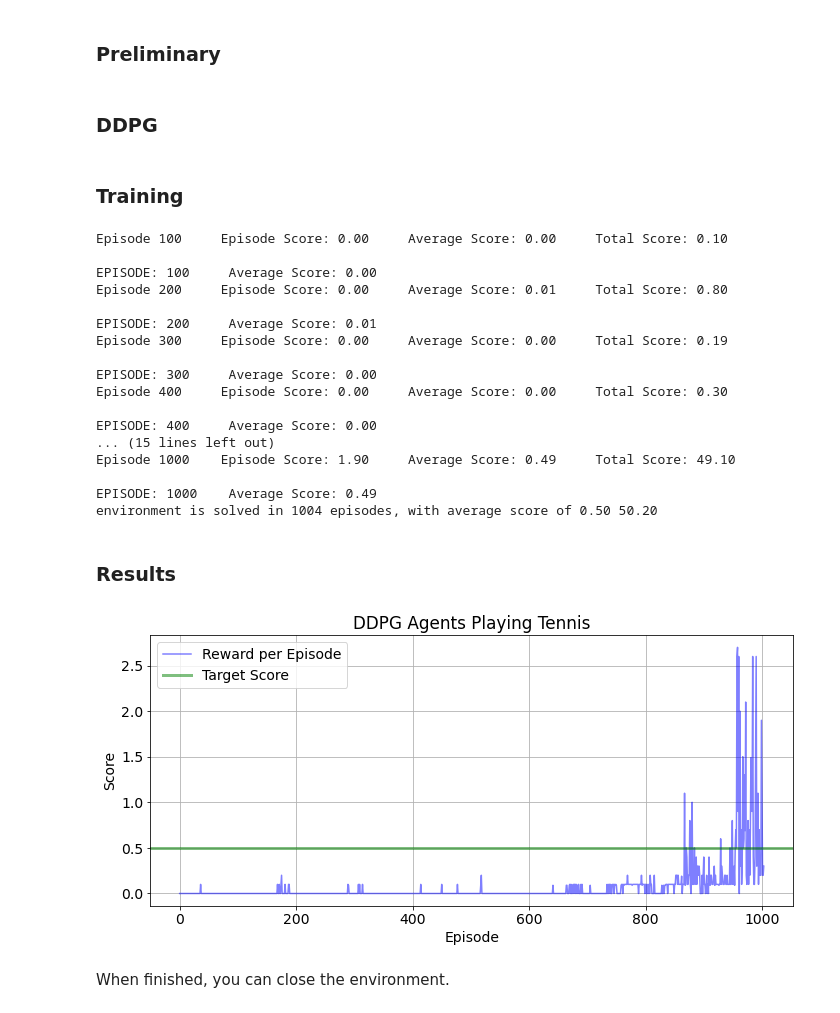
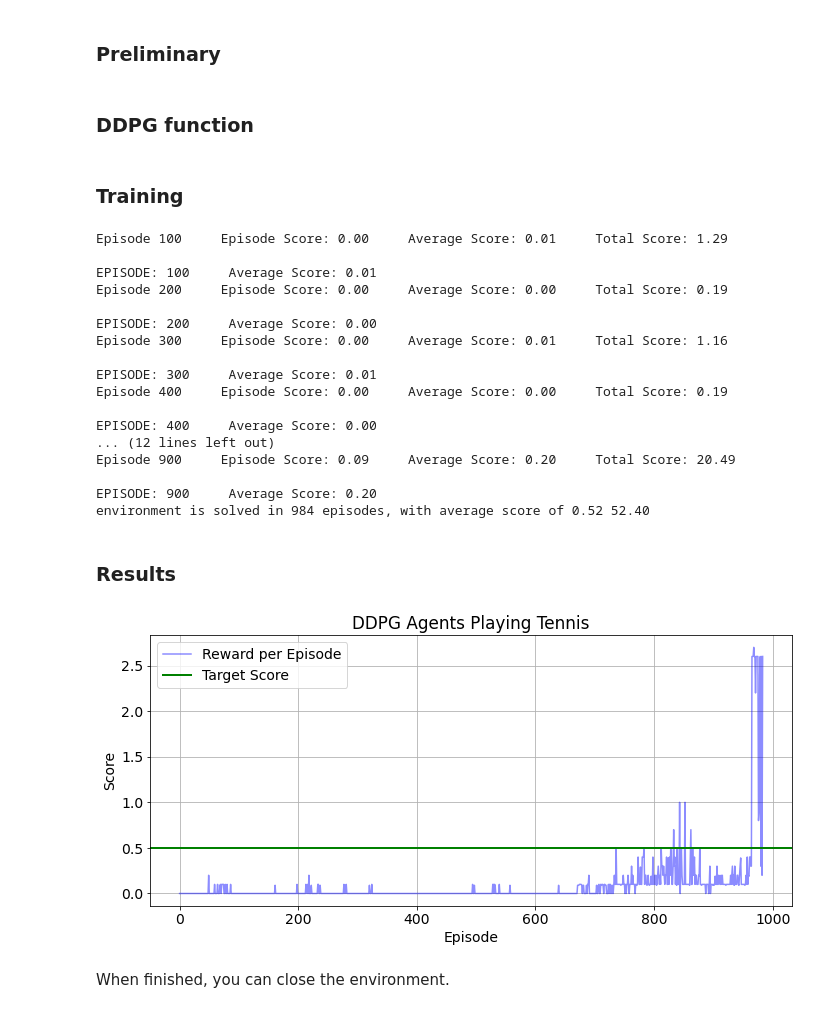
Before and after one commit to SiddhantTandon/DRLND, a Jupyter notebook: project3_collab_competition/Tennis.ipynb, the cells around one changed output. Saved outputs shown, nothing was run; the diff lists cells and outputs as text; code cells hidden in the pictures.

```diff
--- a/project3_collab_competition/Tennis.ipynb
+++ b/project3_collab_competition/Tennis.ipynb
@@ -133,13 +133,13 @@ from collections import deque
 import matplotlib.pyplot as plt
 %matplotlib inline
 # %% [markdown]
-### DDPG
+### DDPG function
 # %%
-def ddpg(n_episodes=3000, max_t=1000):
+def ddpg(n_episodes=3000, max_t=1000): # number of episodes and max time
     agent  = Agent(state_size, action_size, random_seed = 2)
-    NUM_STEPS_TO_UPDATE = 10 # Update agent after n steps
+    STEPS_TO_UPDATE = 10 # Update agent after n steps
 
-    avg_score = []
+    avg_score = [] # array
     chkpt_episodes = 100
     scores_deque = deque(maxlen=100)
     time_steps = 20
@@ -156,23 +156,23 @@ def ddpg(n_episodes=3000, max_t=1000):
     for i_episode in range(1, n_episodes+1):
         scores = np.zeros(num_agents)
         env_info = env.reset(train_mode=True)[brain_name]
-        states = env_info.vector_observations                  # get the current state (for each agent)
+        states = env_info.vector_observations    # get current state
         agent.reset()
 
         for t in range(max_t):
             actions = agent.act(states)
 
             env_info = env.step(actions)[brain_name]
-            next_states = env_info.vector_observations         # get next state (for each agent)
-            rewards = env_info.rewards                         # get reward (for each agent)
-            dones = env_info.local_done                        # see if episode finished
+            next_states = env_info.vector_observations  # get next state
+            rewards = env_info.rewards        # get reward
+            dones = env_info.local_done         # check if episode finished
             agent.save_exp_in_replay(states, actions, rewards, next_states, dones)
 
-            if t%NUM_STEPS_TO_UPDATE == 0:
+            if t%STEPS_TO_UPDATE == 0:
                     agent.step(states, actions, rewards, next_states, dones)
             states  = next_states
-            scores += rewards                                  # update the score (for each agent)
-            if np.any(dones):                                  # exit loop if episode finished
+            scores += rewards       # update the score
+            if np.any(dones):       # exit loop if episode finished
                 break
 
         score = np.max(scores)
@@ -185,7 +185,7 @@ def ddpg(n_episodes=3000, max_t=1000):
         print('\rEpisode {}\tEpisode Score: {:.2f}\tAverage Score: {:.2f} \tTotal Score: {:.2f}'.format(i_episode, score, avg, np.sum(scores_deque)), end="")
 
         if not env_solv and avg >= 0.5:
-            print("\r\renvironment is solved in {i_episode} episodes, with average score of {avg:.2f}\r".format(i_episode=i_episode, avg=avg))
+            print("\r\renvironment is solved in {} episodes, with average score of {:.2f}\r".format(i_episode, avg))
             env_solv = True
             for idx, agent in enumerate(agents):
                 chkpt_path_actor = "actor_" + str(idx).zfill(len_agents) + "_solved.pth"
@@ -211,41 +211,41 @@ def ddpg(n_episodes=3000, max_t=1000):
 # %%
 scores = ddpg()
 # %% [output]
-Episode 100     Episode Score: 0.00     Average Score: 0.00     Total Score: 0.10
+Episode 100     Episode Score: 0.00     Average Score: 0.01     Total Score: 1.29
 
-EPISODE: 100     Average Score: 0.00
-Episode 200     Episode Score: 0.00     Average Score: 0.01     Total Score: 0.80
+EPISODE: 100     Average Score: 0.01
+Episode 200     Episode Score: 0.00     Average Score: 0.00     Total Score: 0.19
 
-EPISODE: 200     Average Score: 0.01
-Episode 300     Episode Score: 0.00     Average Score: 0.00     Total Score: 0.19
+EPISODE: 200     Average Score: 0.00
+Episode 300     Episode Score: 0.00     Average Score: 0.01     Total Score: 1.16
 
-EPISODE: 300     Average Score: 0.00
-Episode 400     Episode Score: 0.00     Average Score: 0.00     Total Score: 0.30
+EPISODE: 300     Average Score: 0.01
+Episode 400     Episode Score: 0.00     Average Score: 0.00     Total Score: 0.19
 
 EPISODE: 400     Average Score: 0.00
-... (15 lines left out)
-Episode 1000    Episode Score: 1.90     Average Score: 0.49     Total Score: 49.10
+... (12 lines left out)
+Episode 900     Episode Score: 0.09     Average Score: 0.20     Total Score: 20.49
 
-EPISODE: 1000    Average Score: 0.49
-environment is solved in 1004 episodes, with average score of 0.50 50.20
+EPISODE: 900     Average Score: 0.20
+environment is solved in 984 episodes, with average score of 0.52 52.40
 # %% [markdown]
 ### Results
 # %%
 fig, ax = plt.subplots(1, 1, figsize=[10, 5])
 plt.rcParams.update({'font.size': 14})
 
-ax.plot(scores, "-", c="blue", alpha=0.5)
+ax.plot(scores, "-", c="blue", alpha=0.45)
 ax.set_xlabel("Episode")
 ax.set_ylabel("Score")
 ax.grid(which="major")
-ax.axhline(0.5, c="green", linewidth=3, alpha=0.5)
+ax.axhline(0.5, c="green", linewidth=2)
 ax.legend(["Reward per Episode", "Target Score"])
 plt.title('DDPG Agents Playing Tennis')
 
 fig.tight_layout()
-fig.savefig("images/collab_plot.jpg")
+fig.savefig("images/collab_plot.jpg") # saving figure
 # %% [output]
-[figure, old version]
+[figure, new version]
 # %% [markdown]
 When finished, you can close the environment.
 # %%
```
Also changed, not shown: parts of 2 cells of this notebook, 43 other files.
